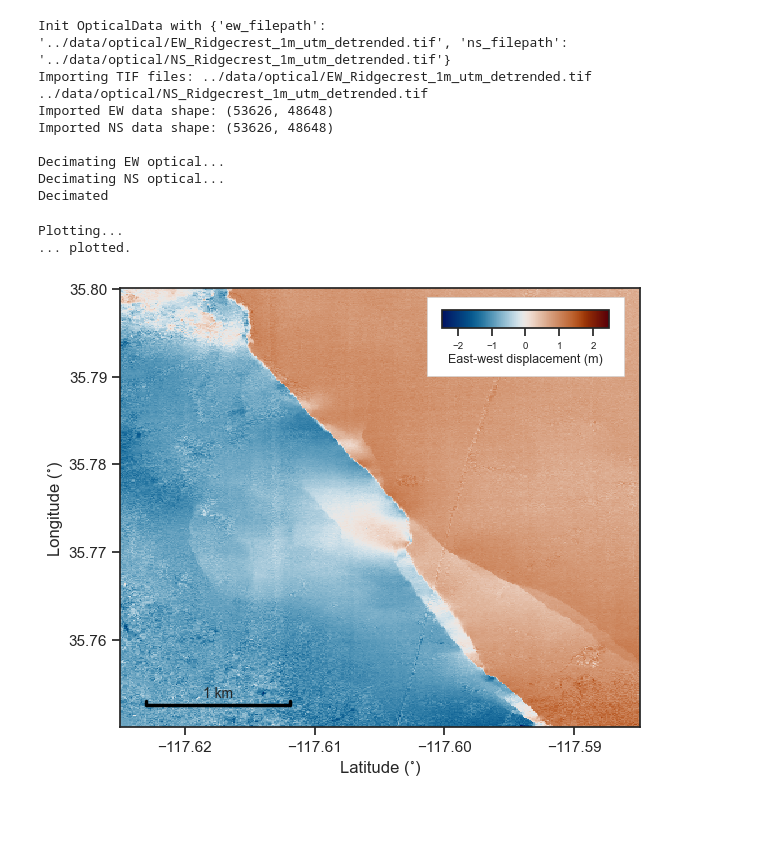
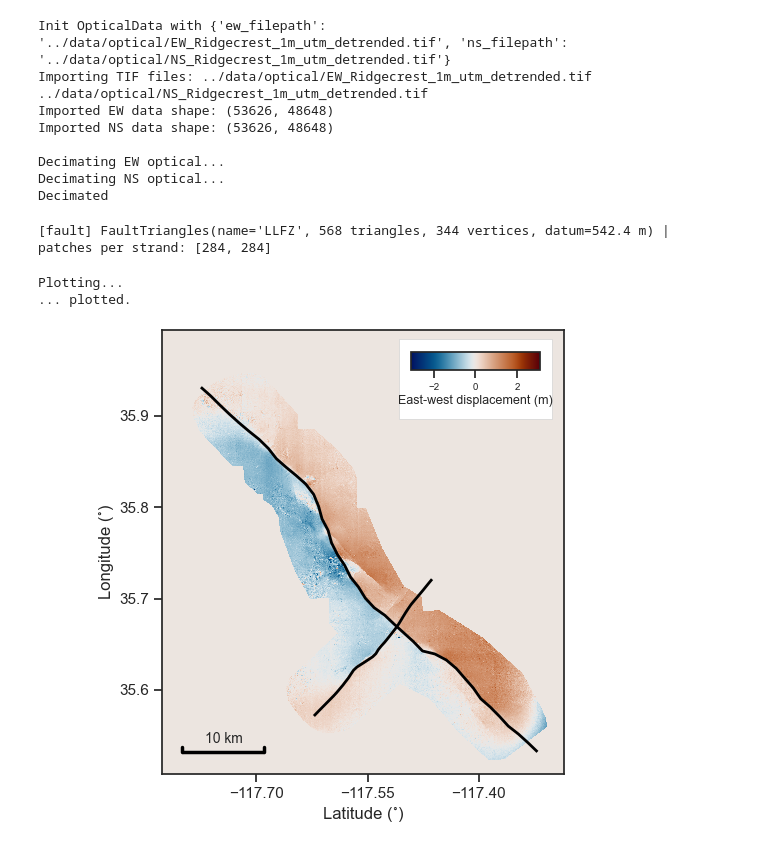
Before and after one commit to tfhinton/Ridgecrest-2019, a Jupyter notebook: scripts/visualise_optical.ipynb, the cells around one changed output. Cells and saved outputs as stored; diff of their text form; code cells hidden in the pictures; blank space fills up the shorter version.

Commit message:
Triangle fault mesh

```diff
--- a/scripts/visualise_optical.ipynb
+++ b/scripts/visualise_optical.ipynb
@@ -23,15 +23,29 @@ Imported NS data shape: (53626, 48648)
 Decimating EW optical...
 Decimating NS optical...
 Decimated
+# %%
+# ---- Fault: merge the two Little Lake strands into one TDE fault ----
+from codes import FaultTriangles
+import os
+FAULT_DIR = "../data/fault"
+FAULT_NPZ = [
+    "SNFA-LLFZ-EAST-Eastern_Little_Lake_main_fault-CFM5_remesh.npz",
+    "SNFA-LLFZ-SOUT-Southern_Little_Lake_main_fault-CFM5_remesh.npz",
+]
+strands = [FaultTriangles.from_npz(os.path.join(FAULT_DIR, f))
+            for f in FAULT_NPZ]
+fault = FaultTriangles.merge(strands, name="LLFZ")
+print(f"[fault] {fault} | patches per strand: "
+        f"{[len(v) for v in fault.patch_areas_by_fault().values()]}")
+# %% [output]
+[fault] FaultTriangles(name='LLFZ', 568 triangles, 344 vertices, datum=542.4 m) | patches per strand: [284, 284]
 # %%
-from cmcrameri import cm
-
-fig, ax = optical.plot_ew(xlim=(-117.625, -117.585), ylim=(35.75, 35.8))
+fig, ax = optical.plot_ew(fault=fault)
 
 fig.savefig("../fig/optical_ew_ridgecrest.png", dpi=300, bbox_inches="tight")
 # ax.set_ylim(35.75, 35.8)
 # ax.set_xlim(-117.625, -117.585)
 # %% [output]
 Plotting...
 ... plotted.
-[figure, old version]
+[figure, new version]
```
Also changed, not shown: parts of 1 cell of this notebook, 8 other files.
